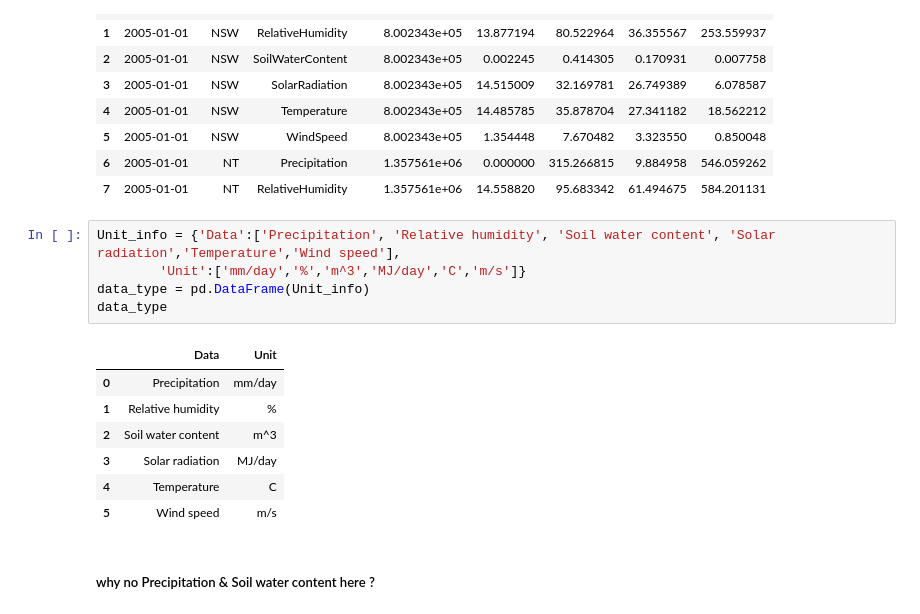
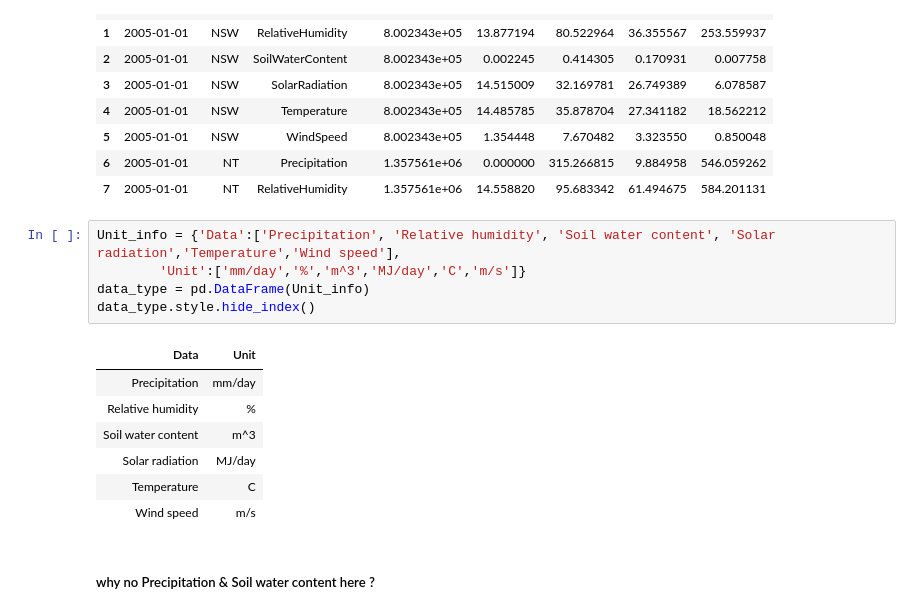
Before and after one commit to ccomkhj/Spot-Challenge-Wildfires, a Jupyter notebook: main/data_process.ipynb, the cells around one changed output. Saved outputs shown, nothing was run; the diff lists cells and outputs as text.

Commit message:
data analysis

```diff
--- a/main/data_process.ipynb
+++ b/main/data_process.ipynb
@@ -47,16 +57,16 @@ H_Weather.head(8)
 # %%
 Unit_info = {'Data':['Precipitation', 'Relative humidity', 'Soil water content', 'Solar radiation','Temperature','Wind speed'],
         'Unit':['mm/day','%','m^3','MJ/day','C','m/s']}
 data_type = pd.DataFrame(Unit_info)
-data_type
+data_type.style.hide_index()
 # %% [output]
-|  | Data | Unit |
-| 0 | Precipitation | mm/day |
-| 1 | Relative humidity | % |
-| 2 | Soil water content | m^3 |
-| 3 | Solar radiation | MJ/day |
-| 4 | Temperature | C |
-| 5 | Wind speed | m/s |
+| Data | Unit |
+| Precipitation | mm/day |
+| Relative humidity | % |
+| Soil water content | m^3 |
+| Solar radiation | MJ/day |
+| Temperature | C |
+| Wind speed | m/s |
 # %% [markdown]
 ##### why no Precipitation & Soil water content here ?
 # %%
```
Also changed, not shown: parts of 8 cells of this notebook.
